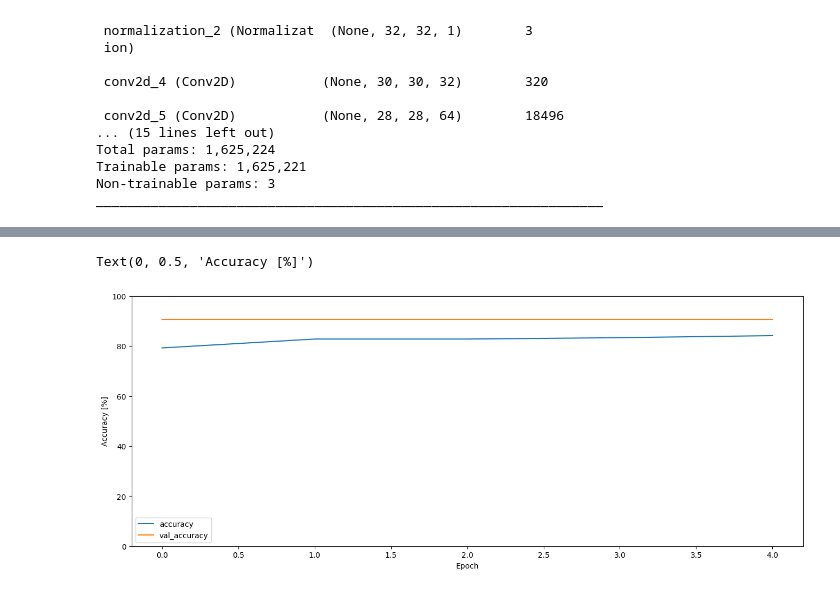
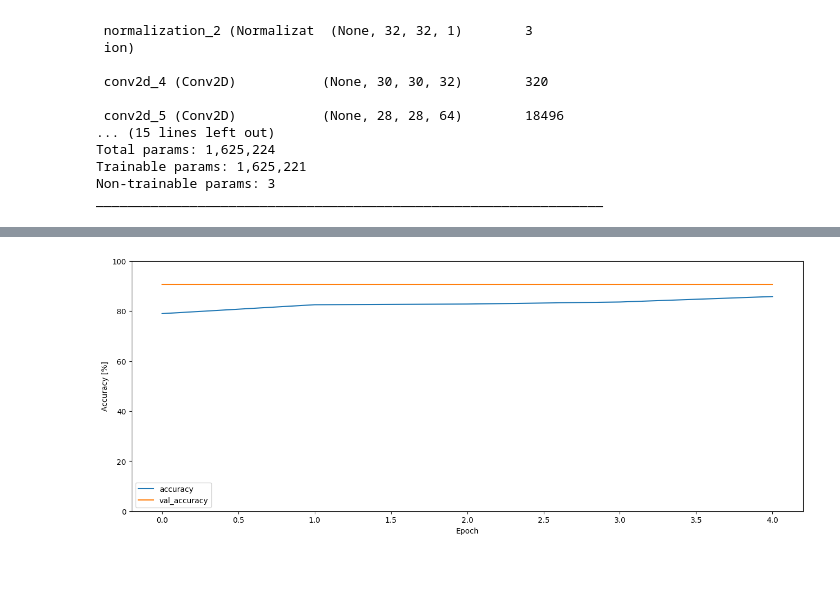
Before and after one commit to sanathaDhipa/speech-infant-classification, a Jupyter notebook: infantClassification.ipynb, the cells around one changed output, grey strips where cells are left out. Saved outputs shown, nothing was run; the diff lists cells and outputs as text; code cells hidden in the pictures.

```diff
--- a/infantClassification.ipynb
+++ b/infantClassification.ipynb
@@ -166,11 +247,11 @@ Accuracy on test set = 83.33%
 # %%
 metrics = history.history
-plt.figure(figsize=(16,6)),
-plt.plot(history.epoch,100*np.array(metrics['accuracy']), 100*np.array(metrics['val_accuracy']))
+plt.figure(figsize=(16, 6))
+plt.plot(history.epoch, 100 * np.array(metrics['accuracy']), 100 * np.array(metrics['val_accuracy']))
 plt.legend(['accuracy', 'val_accuracy'])
-plt.ylim([0,100])
+plt.ylim([0, 100])
 plt.xlabel('Epoch')
 plt.ylabel('Accuracy [%]')
+plt.show()
 # %% [output]
-Text(0, 0.5, 'Accuracy [%]')
-[figure, old version]
+[figure, new version]
```
Also changed, not shown: parts of 10 cells of this notebook.
